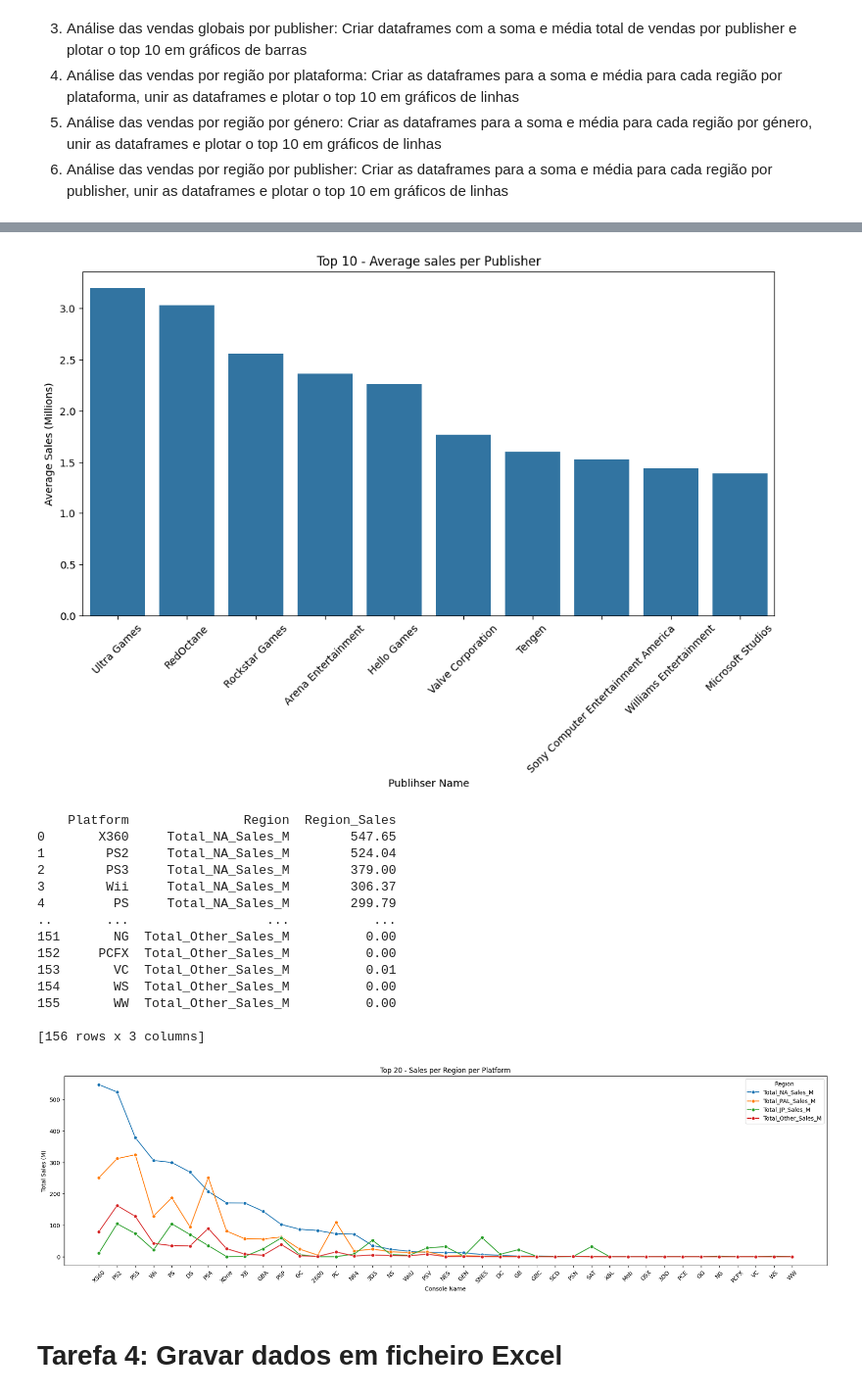
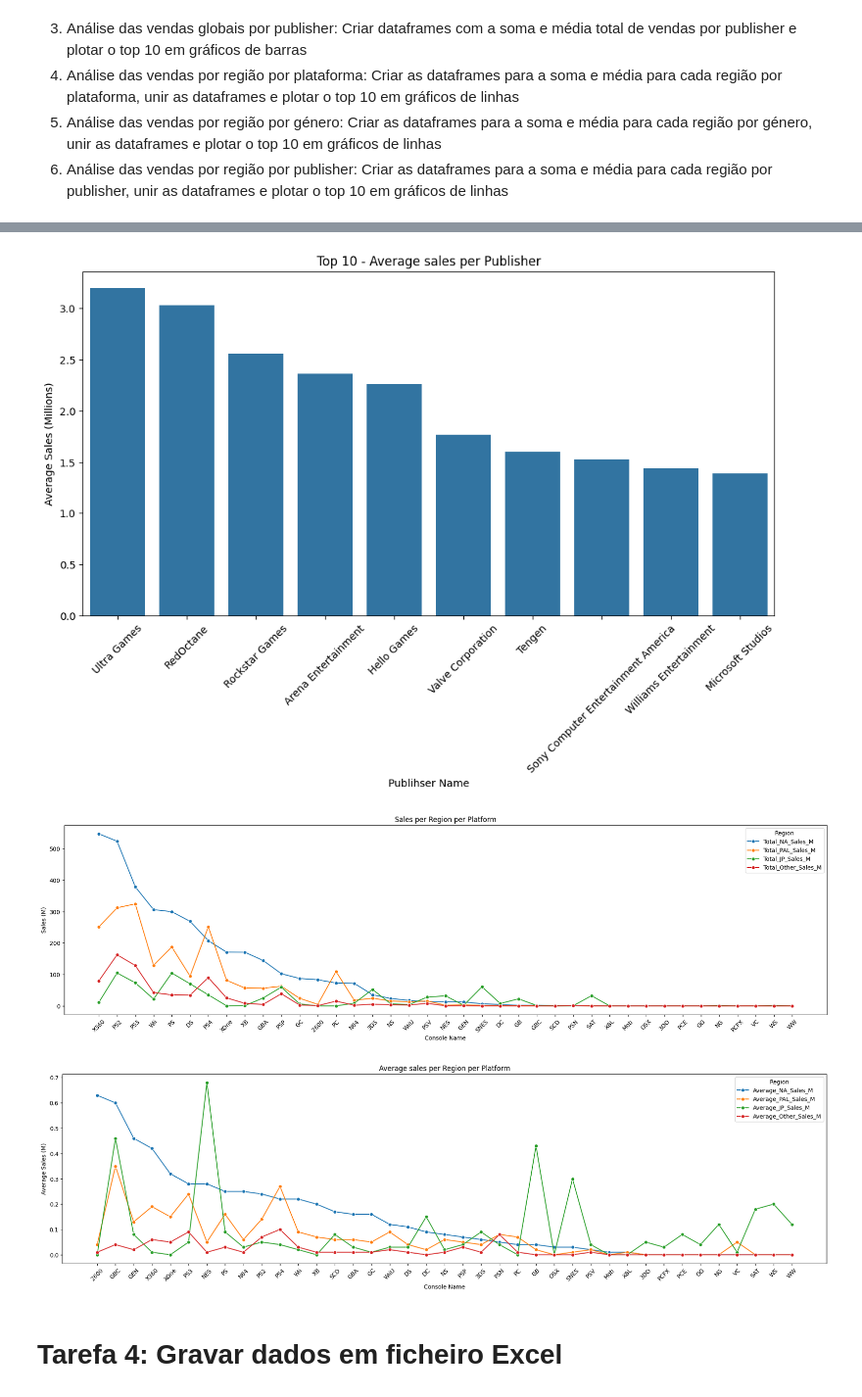
Before and after one commit to matheustristao/ppl_2425_group10, a Jupyter notebook: project_final.ipynb, the cells around one changed output, grey strips where cells are left out. Shown: that part at 98% size. Drawn from its saved outputs; the diff is of its cells as text; code cells hidden in the pictures.

```diff
--- a/project_final.ipynb
+++ b/project_final.ipynb
@@ -266,14 +268,10 @@ Com base nos dados existentes no dataset é possivel fazer analisar os dados nas
 # Total de vendas por plataforma
 sum_global_by_platform = sum_column_by_group(file, 'Global_Sales', 'Platform', sum_column_name='Total_Sales_M')
 
-# top_10_global_sales_platforms = sum_global_by_platform.head(10)
-
-# # Aqui o file principal é filtrado somente por as 10 plataformas que mais venderam
-# file_filtered_top_10_sales = file[file['Platform'].isin(top_10_global_sales_platforms['Platform'])]
-
-# Média de vendas entre as 10 plataformas que mais venderam jogos
+# Média de vendas por plataforma
 mean_global_by_platform = mean_column_by_group(file, 'Global_Sales', 'Platform', avg_column_name='Average_Sales_M')
 
+# Gráficos para top 10 vendas e top 10 média por plataforma
 plot_trends_bar(sum_global_by_platform.head(10), 'Platform', 'Total_Sales_M', 'Top 10 - Total sales per platform', 'Console Name', 'Total Sales (Millions)', image_name=top_10_sum_platform)
 plot_trends_bar(mean_global_by_platform.head(10), 'Platform', 'Average_Sales_M', 'Top 10 - Average sales per platform', 'Console Name', 'Average Sales (Millions)',image_name=top_10_average_platform)
 
@@ -288,6 +286,7 @@ mean_global_by_genre = mean_column_by_group(file, 'Global_Sales', 'Genre', avg_c
 # Percentagem de vendas por Género
 percentage_by_group = percentage_by_group(file,'Global_Sales','Genre',per_column_name ='Percentage')
 
+# Gráficos para top 10 vendas e top 10 média por género
 plot_trends_bar(sum_global_by_genre.head(10), 'Genre', 'Total_Sales_M', 'Top 10 - Total sales per genre', 'Genre Name', 'Total Sales (Millions)',image_name=top_10_sum_genre)
 plot_trends_bar(mean_global_by_genre.head(10), 'Genre', 'Average_Sales_M', 'Top 10 - Average sales per genre', 'Genre Name', 'Average Sales (Millions)',image_name=top_10_average_genre)
 plot_pie_chart(percentage_by_group, 'Genre', 'Percentage', 'Percentage of total sales per genre',image_name=percentage_genre)
@@ -300,57 +299,45 @@ sum_global_by_publisher = sum_column_by_group(file, 'Global_Sales', 'Publisher',
 # Média de vendas entre as 10 plataformas que mais venderam jogos
 mean_global_by_publisher = mean_column_by_group(file, 'Global_Sales', 'Publisher', avg_column_name='Average_Sales_M')
 
+# Gráficos para top 10 vendas e top 10 média por publisher
 plot_trends_bar(sum_global_by_publisher.head(10), 'Publisher', 'Total_Sales_M', 'Top 10 - Total sales per Publisher', 'Publisher Name', 'Total Sales (Millions)', image_name=top_10_sum_platform)
 plot_trends_bar(mean_global_by_publisher.head(10), 'Publisher', 'Average_Sales_M', 'Top 10 - Average sales per Publisher', 'Publihser Name', 'Average Sales (Millions)',image_name=top_10_average_platform)
 
 # 4. VENDAS POR REGIÂO POR PLATAFORMA
 
 # Vendas por região por plataforma
 sum_NA_by_platform = sum_column_by_group(file, 'NA_Sales', 'Platform', sum_column_name='Total_NA_Sales_M')
 sum_PAL_by_platform = sum_column_by_group(file, 'PAL_Sales', 'Platform', sum_column_name='Total_PAL_Sales_M')
 sum_JP_by_platform = sum_column_by_group(file, 'JP_Sales', 'Platform', sum_column_name='Total_JP_Sales_M')
 sum_Other_by_platform = sum_column_by_group(file, 'Other_Sales', 'Platform', sum_column_name='Total_Other_Sales_M')
 
+# merge dos dataframes das vendas por região
 sum_region_per_platform = sum_NA_by_platform.merge(sum_PAL_by_platform, on = 'Platform').merge(sum_JP_by_platform, on = 'Platform').merge(sum_Other_by_platform, on = 'Platform')
 
-# Média de vendas entre as 10 plataformas que mais venderam jogos
+# Média de vendas por plataforma
 mean_NA_by_platform = mean_column_by_group(file, 'NA_Sales', 'Platform', avg_column_name='Average_NA_Sales_M')
 mean_PAL_by_platform = mean_column_by_group(file, 'PAL_Sales', 'Platform', avg_column_name='Average_PAL_Sales_M')
 mean_JP_by_platform = mean_column_by_group(file, 'JP_Sales', 'Platform', avg_column_name='Average_JP_Sales_M')
 mean_Other_by_platform = mean_column_by_group(file, 'Other_Sales', 'Platform', avg_column_name='Average_Other_Sales_M')
 
+# Merge dos dtaframes de média de vendas por cada região
 mean_region_per_platform = mean_NA_by_platform.merge(mean_PAL_by_platform, on = 'Platform').merge(mean_JP_by_platform, on = 'Platform').merge(mean_Other_by_platform, on = 'Platform')
 
 melted_sum_region_per_platform = sum_region_per_platform.melt(id_vars='Platform', var_name='Region', value_name='Region_Sales')
-print(melted_sum_region_per_platform)
+melted_mean_region_per_platform = mean_region_per_platform.melt(id_vars='Platform', var_name='Region', value_name='Region_average_Sales')
 
-plot_trends(melted_sum_region_per_platform, 'Platform', 'Region_Sales', 'Region', 'Top 20 - Sales per Region per Platform', 'Console Name', 'Total Sales (M)', marker_type='o', show_legend=True, legend_name='Region', image_name='line_plot.png',plotsize=(24, 6))
-
-#plot_trends_bar(sum_global_by_publisher.head(10), 'Publisher', 'Total_Sales_M', 'Top 10 - Total sales per Publisher', 'Publisher Name', 'Total Sales (Millions)', image_name=top_10_sum_platform)
-#plot_trends_bar(mean_global_by_publisher.head(10), 'Publisher', 'Average_Sales_M', 'Top 10 - Average sales per Publisher', 'Publihser Name', 'Average Sales (Millions)',image_name=top_10_average_platform)
+plot_trends(melted_sum_region_per_platform, 'Platform', 'Region_Sales', 'Region', 'Sales per Region per Platform', 'Console Name', 'Sales (M)', marker_type='o', show_legend=True, legend_name='Region', image_name='sum_region_per_platform.png', plotsize=(24, 6))
+plot_trends(melted_mean_region_per_platform, 'Platform', 'Region_average_Sales', 'Region', 'Average sales per Region per Platform', 'Console Name', 'Average Sales (M)', marker_type='o', show_legend=True, legend_name='Region', image_name='average_region_per_platform.png', plotsize=(24, 6))
 # %% [output]
 [figure]
 [figure]
 [figure]
 [figure]
 [figure]
 [figure]
 [figure]
-    Platform               Region  Region_Sales
-0       X360     Total_NA_Sales_M        547.65
-1        PS2     Total_NA_Sales_M        524.04
-2        PS3     Total_NA_Sales_M        379.00
-3        Wii     Total_NA_Sales_M        306.37
-4         PS     Total_NA_Sales_M        299.79
-..       ...                  ...           ...
-151       NG  Total_Other_Sales_M          0.00
-152     PCFX  Total_Other_Sales_M          0.00
-153       VC  Total_Other_Sales_M          0.01
-154       WS  Total_Other_Sales_M          0.00
-155       WW  Total_Other_Sales_M          0.00
-
-[156 rows x 3 columns]
-[figure, old version]
+[figure, new version]
+[figure, added]
 # %% [markdown]
 # Tarefa 4: Gravar dados em ficheiro Excel
 # %%
```
Also changed, not shown: parts of 1 cell of this notebook.
